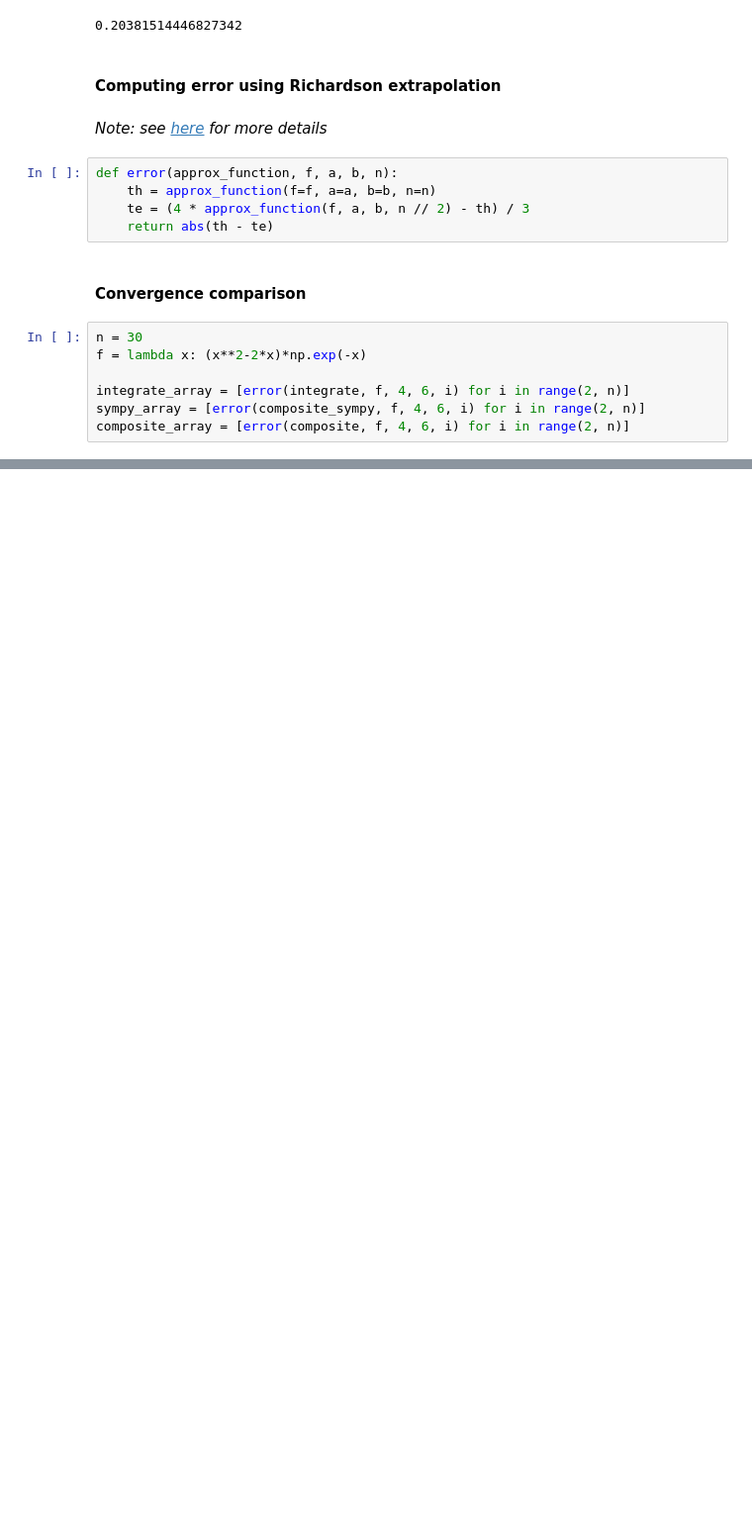
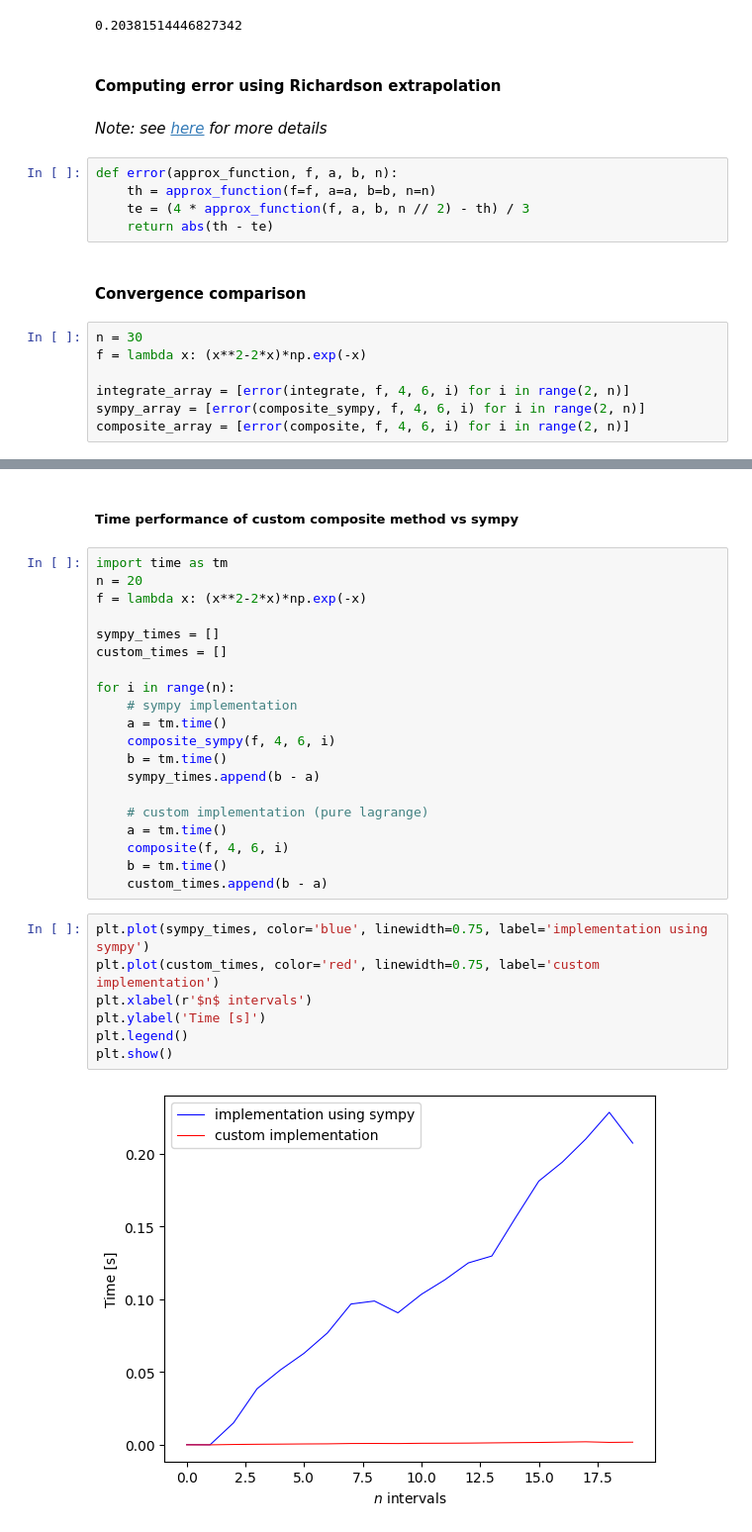
Before and after one commit to mightykatun/epfl-icc-man, a Jupyter notebook: Series/Serie_12/Serie_12.ipynb, the cells around one changed output, grey strips where cells are left out. Shown: that part at 99% size. Drawn from its saved outputs; the diff is of its cells as text; blank space fills up the shorter version.

```diff
--- a/Series/Serie_12/Serie_12.ipynb
+++ b/Series/Serie_12/Serie_12.ipynb
@@ -354,3 +356,34 @@ plt.ylabel(r"Error [%]")
 plt.show()
 # %% [output]
 [figure]
+# %% [markdown]
+##### Time performance of custom composite method vs sympy
+# %%
+import time as tm
+n = 20
+f = lambda x: (x**2-2*x)*np.exp(-x)
+
+sympy_times = []
+custom_times = []
+
+for i in range(n):
+    # sympy implementation
+    a = tm.time()
+    composite_sympy(f, 4, 6, i)
+    b = tm.time()
+    sympy_times.append(b - a)
+
+    # custom implementation (pure lagrange)
+    a = tm.time()
+    composite(f, 4, 6, i)
+    b = tm.time()
+    custom_times.append(b - a)
+# %%
+plt.plot(sympy_times, color='blue', linewidth=0.75, label='implementation using sympy')
+plt.plot(custom_times, color='red', linewidth=0.75, label='custom implementation')
+plt.xlabel(r'$n$ intervals')
+plt.ylabel('Time [s]')
+plt.legend()
+plt.show()
+# %% [output]
+[figure, added]
```
Also changed, not shown: parts of 5 cells of this notebook.
